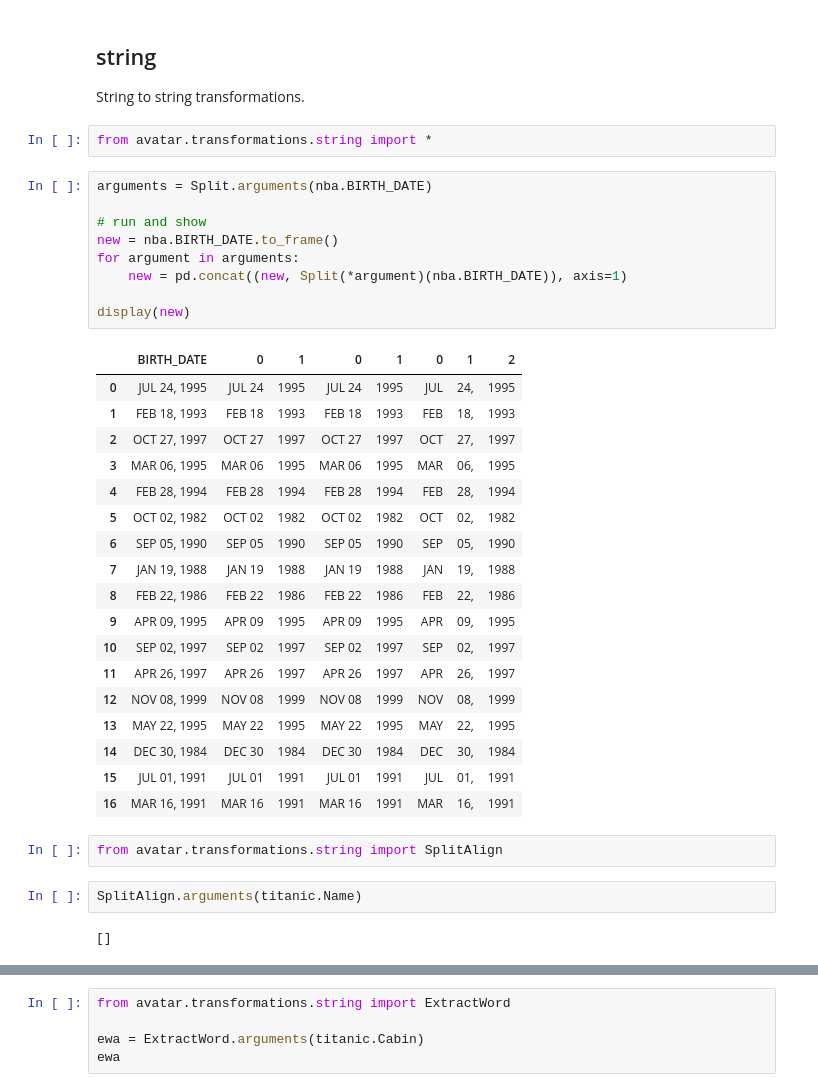
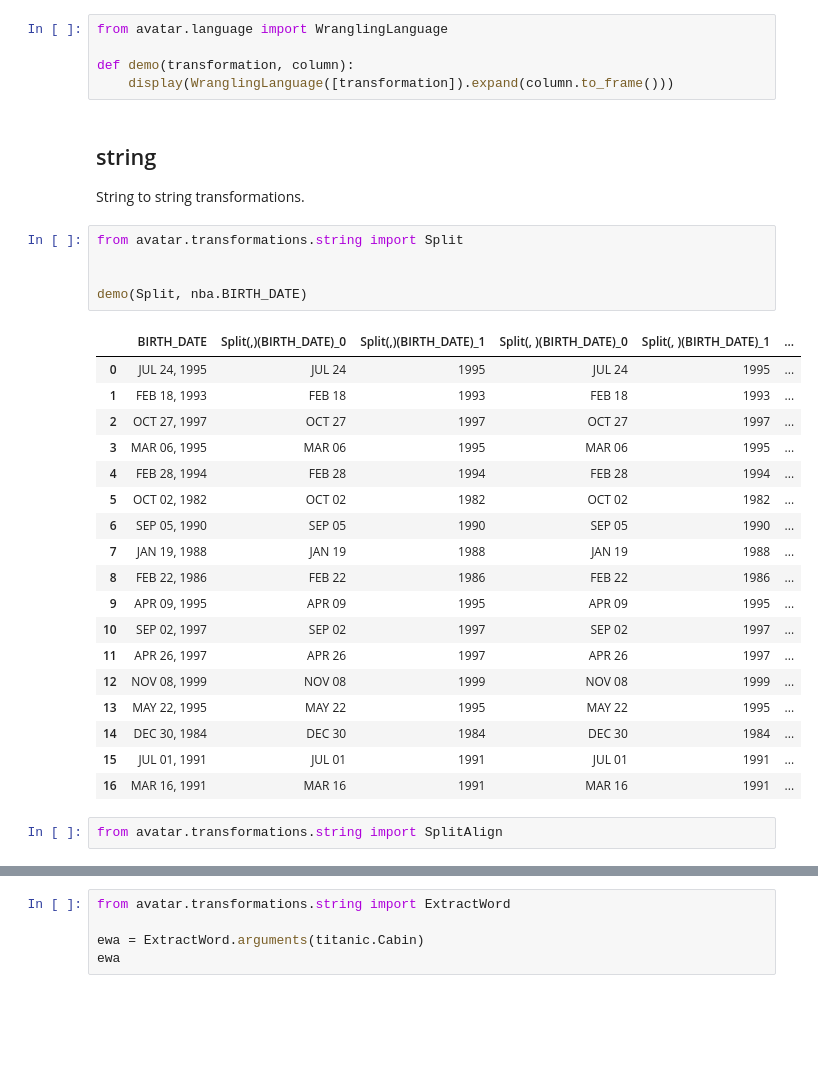
Before and after one commit to PidgeyUsedGust/avatar, a Jupyter notebook: notebooks/transformations.ipynb, the cells around one changed output, grey strips where cells are left out. Saved outputs shown, nothing was run; the diff lists cells and outputs as text; blank space fills up the shorter version.

```diff
--- a/notebooks/transformations.ipynb
+++ b/notebooks/transformations.ipynb
@@ -41,43 +41,38 @@ display(titanic.head())
 | 2 | 3 | 1 | 3 | Heikkinen, Miss. Laina | female | 26.0 | 0 | 0 | STON/O2. 3101282 | 7.9250 | ... |
 | 3 | 4 | 1 | 1 | Futrelle, Mrs. Jacques Heath (Lil... | female | 35.0 | 1 | 0 | 113803 | 53.1000 | ... |
 | 4 | 5 | 0 | 3 | Allen, Mr. William Henry | male | 35.0 | 0 | 0 | 373450 | 8.0500 | ... |
+# %%
+from avatar.language import WranglingLanguage
+
+def demo(transformation, column):
+    display(WranglingLanguage([transformation]).expand(column.to_frame()))
 # %% [markdown]
 ## string
 
 String to string transformations.
 # %%
-from avatar.transformations.string import *
+from avatar.transformations.string import Split
+
+
+demo(Split, nba.BIRTH_DATE)
+# %% [output]
+|  | BIRTH_DATE | Split(,)(BIRTH_DATE)_0 | Split(,)(BIRTH_DATE)_1 | Split(, )(BIRTH_DATE)_0 | Split(, )(BIRTH_DATE)_1 | ... |
+| 0 | JUL 24, 1995 | JUL 24 | 1995 | JUL 24 | 1995 | ... |
+| 1 | FEB 18, 1993 | FEB 18 | 1993 | FEB 18 | 1993 | ... |
+| 2 | OCT 27, 1997 | OCT 27 | 1997 | OCT 27 | 1997 | ... |
+| 3 | MAR 06, 1995 | MAR 06 | 1995 | MAR 06 | 1995 | ... |
+| 4 | FEB 28, 1994 | FEB 28 | 1994 | FEB 28 | 1994 | ... |
+| 5 | OCT 02, 1982 | OCT 02 | 1982 | OCT 02 | 1982 | ... |
+| 6 | SEP 05, 1990 | SEP 05 | 1990 | SEP 05 | 1990 | ... |
+| 7 | JAN 19, 1988 | JAN 19 | 1988 | JAN 19 | 1988 | ... |
+| 8 | FEB 22, 1986 | FEB 22 | 1986 | FEB 22 | 1986 | ... |
+| 9 | APR 09, 1995 | APR 09 | 1995 | APR 09 | 1995 | ... |
+| 10 | SEP 02, 1997 | SEP 02 | 1997 | SEP 02 | 1997 | ... |
+| 11 | APR 26, 1997 | APR 26 | 1997 | APR 26 | 1997 | ... |
+| 12 | NOV 08, 1999 | NOV 08 | 1999 | NOV 08 | 1999 | ... |
+| 13 | MAY 22, 1995 | MAY 22 | 1995 | MAY 22 | 1995 | ... |
+| 14 | DEC 30, 1984 | DEC 30 | 1984 | DEC 30 | 1984 | ... |
+| 15 | JUL 01, 1991 | JUL 01 | 1991 | JUL 01 | 1991 | ... |
+| 16 | MAR 16, 1991 | MAR 16 | 1991 | MAR 16 | 1991 | ... |
-# %%
-arguments = Split.arguments(nba.BIRTH_DATE)
-
-# run and show
-new = nba.BIRTH_DATE.to_frame()
-for argument in arguments:
-    new = pd.concat((new, Split(*argument)(nba.BIRTH_DATE)), axis=1)
-
-display(new)
-# %% [output]
-|  | BIRTH_DATE | 0 | 1 | 0 | 1 | 0 | 1 | 2 |
-| 0 | JUL 24, 1995 | JUL 24 | 1995 | JUL 24 | 1995 | JUL | 24, | 1995 |
-| 1 | FEB 18, 1993 | FEB 18 | 1993 | FEB 18 | 1993 | FEB | 18, | 1993 |
-| 2 | OCT 27, 1997 | OCT 27 | 1997 | OCT 27 | 1997 | OCT | 27, | 1997 |
-| 3 | MAR 06, 1995 | MAR 06 | 1995 | MAR 06 | 1995 | MAR | 06, | 1995 |
-| 4 | FEB 28, 1994 | FEB 28 | 1994 | FEB 28 | 1994 | FEB | 28, | 1994 |
-| 5 | OCT 02, 1982 | OCT 02 | 1982 | OCT 02 | 1982 | OCT | 02, | 1982 |
-| 6 | SEP 05, 1990 | SEP 05 | 1990 | SEP 05 | 1990 | SEP | 05, | 1990 |
-| 7 | JAN 19, 1988 | JAN 19 | 1988 | JAN 19 | 1988 | JAN | 19, | 1988 |
-| 8 | FEB 22, 1986 | FEB 22 | 1986 | FEB 22 | 1986 | FEB | 22, | 1986 |
-| 9 | APR 09, 1995 | APR 09 | 1995 | APR 09 | 1995 | APR | 09, | 1995 |
-| 10 | SEP 02, 1997 | SEP 02 | 1997 | SEP 02 | 1997 | SEP | 02, | 1997 |
-| 11 | APR 26, 1997 | APR 26 | 1997 | APR 26 | 1997 | APR | 26, | 1997 |
-| 12 | NOV 08, 1999 | NOV 08 | 1999 | NOV 08 | 1999 | NOV | 08, | 1999 |
-| 13 | MAY 22, 1995 | MAY 22 | 1995 | MAY 22 | 1995 | MAY | 22, | 1995 |
-| 14 | DEC 30, 1984 | DEC 30 | 1984 | DEC 30 | 1984 | DEC | 30, | 1984 |
-| 15 | JUL 01, 1991 | JUL 01 | 1991 | JUL 01 | 1991 | JUL | 01, | 1991 |
-| 16 | MAR 16, 1991 | MAR 16 | 1991 | MAR 16 | 1991 | MAR | 16, | 1991 |
 # %%
 from avatar.transformations.string import SplitAlign
-# %%
-SplitAlign.arguments(titanic.Name)
-# %% [output]
-[]
```
Also changed, not shown: parts of 2 cells of this notebook, 7 other files.
